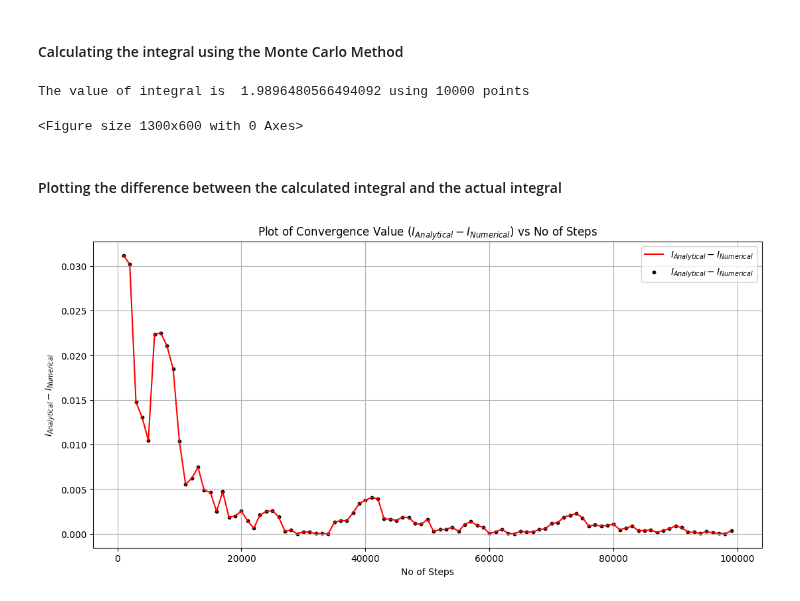
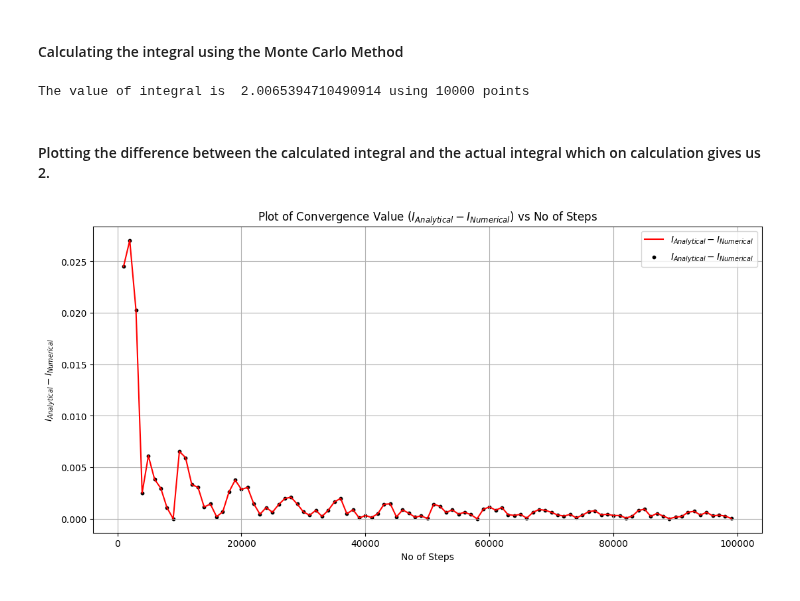
Before and after one commit to ananthapadmanabhan18/P452_Computational_Physics, a Jupyter notebook: Assignments/Assignment-4/Answer_asgn4.ipynb, the cells around one changed output. Cells and saved outputs as stored; diff of their text form; code cells hidden in the pictures.

```diff
--- a/Assignments/Assignment-4/Answer_asgn4.ipynb
+++ b/Assignments/Assignment-4/Answer_asgn4.ipynb
@@ -57,29 +57,28 @@ def f(x):
 x_min = -np.pi/2
 x_max = np.pi/2
 
-I = lib.monte_carlo_integrate(f,x_min,x_max,10000,17)
+I = lib.monte_carlo_integrate(f,x_min,x_max,10000,17,multiplier=572,m=16381,c=0)
 print("The value of integral is ",I, "using 10000 points")
 # %% [output]
-The value of integral is  1.9896480566494092 using 10000 points
+The value of integral is  2.0065394710490914 using 10000 points
-<Figure size 1300x600 with 0 Axes>
 # %% [markdown]
-#### Plotting the difference between the calculated integral and the actual integral
+#### Plotting the difference between the calculated integral and the actual integral which on calculation gives us 2.
 # %%
 xlist = []
 ylist = []
 import matplotlib.pyplot as plt
 plt.figure(figsize=(13,6))
 for i in range(1000,100000,1000):
     xlist.append(i)
-    ylist.append(abs(2-lib.monte_carlo_integrate(f,x_min,x_max,i,17)))
+    ylist.append(abs(2-lib.monte_carlo_integrate(f,x_min,x_max,i,17,multiplier=572,m=16381,c=0)))
 
 plt.plot(xlist,ylist,label=r'$I_{Analytical} - I_{Numerical}$',color='red')
 plt.scatter(xlist,ylist,label=r'$I_{Analytical} - I_{Numerical}$',color='black',s=10)
 plt.xlabel('No of Steps')
 plt.ylabel(r'$I_{Analytical} - I_{Numerical}$')
 plt.title(r'Plot of Convergence Value ($I_{Analytical} - I_{Numerical}$) vs No of Steps')
 plt.legend()
 plt.grid()
 plt.show()
 # %% [output]
-[figure, old version]
+[figure, new version]
```
Also changed, not shown: parts of 2 cells of this notebook, 13 other files.
